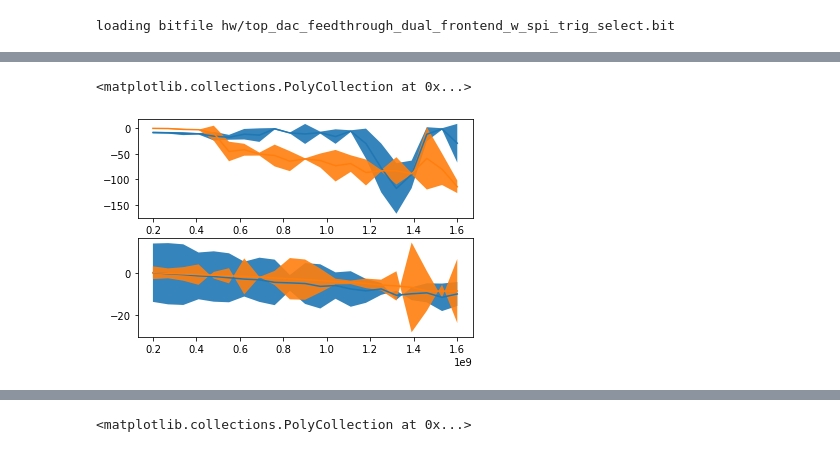
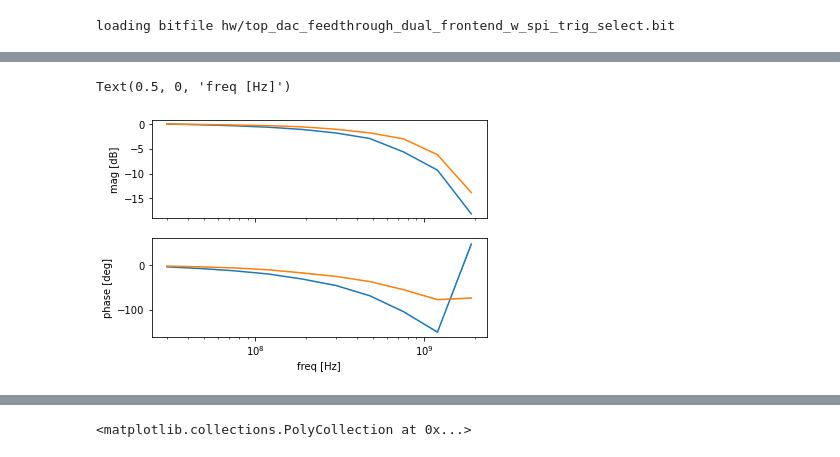
Before and after one commit to qnngroup/rfsoc_dds, a Jupyter notebook: pynq/dds_loopback_overlay.ipynb, the cells around one changed output, grey strips where cells are left out. Drawn from its saved outputs; the diff is of its cells as text; code cells hidden in the pictures.

```diff
--- a/pynq/dds_loopback_overlay.ipynb
+++ b/pynq/dds_loopback_overlay.ipynb
@@ -5,16 +5,22 @@ import scipy.io
 import time
 from dds_loopback import DDSOverlay
 # %%
-ol = DDSOverlay(bitfile_name='hw/top_dac_feedthrough_dual_frontend_w_spi_trig_select.bit',dbg=True,plot=False,n_buffers=1,download=True)
+ol = DDSOverlay(bitfile_name='hw/top_dac_feedthrough_dual_frontend_w_spi_trig_select.bit',dbg=True,plot=False,n_buffers=1,download=False)
 # %% [output]
 loading bitfile hw/top_dac_feedthrough_dual_frontend_w_spi_trig_select.bit
 # %%
 ol.dbg = True
 ol.plot = True
-OSR1 = 4
-OSR2 = 64
-tones = np.array([256e6, 532.8e6])
-N_fft = 64
-N_overlap = 32
-ol.measure_phase('afe', tones, OSR1, OSR2, N_fft, N_overlap)
+OSR = 128
+tones = np.floor((np.array([100e6, 600e6])/ol.f_samp)*2**ol.phase_bits)*ol.f_samp/2**ol.phase_bits
+print(f'tones = {tones}')
+vga_atten_dB = 18
+dac_atten_dB = 0
+t1 = time.time()
+phi = ol.measure_phase('afe', tones, OSR, vga_atten_dB, dac_atten_dB)
+ampl = np.std(scipy.signal.resample_poly(np.array(ol.dma_buffers[0][4096:8192,0],dtype=np.float32),32,1,axis=0))
+t2 = time.time()
+print(f'phi = {phi} = {phi*180/np.pi} deg')
+print(f'ampl = {ampl}')
+print(f'dt = {t2-t1}')
 # %% [output]
@@ -165,21 +105,31 @@ ax[1].plot(freqs,np.median(mags_dB,axis=1)-np.max(np.median(mags_dB,axis=1),axis
 # %%
 # full loopback configuration:
 # 0: RFSoC DAC -> AFE DAC buffer -> AFE ADC buffer -> RFSoC ADC ('adc')
 # 1: RFSoC DAC -> RFSoC ADC ('balun')
 # "adaptive" reference tone
-fig, ax = plt.subplots(2,1)
-phase_mean = -np.mean(raw_phases,axis=1)*180/np.pi
-phase_std = -np.std(raw_phases,axis=1)*180/np.pi
-ax[0].plot(freqs,phase_mean) # with 256MHz reference
-ax[0].fill_between(freqs,phase_mean[:,0]-phase_std[:,0],phase_mean[:,0]+phase_std[:,0],alpha=0.9) # with 256MHz reference
-ax[0].fill_between(freqs,phase_mean[:,1]-phase_std[:,1],phase_mean[:,1]+phase_std[:,1],alpha=0.9) # with 256MHz reference
-mags_dB = 20*np.log10(raw_mags)
-mag_mean = np.mean(mags_dB,axis=1)
-mag_mean -= np.max(mag_mean,axis=0)
-mag_std = 20*np.log10(np.std(raw_mags,axis=1))
-ax[1].plot(freqs,mag_mean) # with 256MHz reference
-ax[1].fill_between(freqs,mag_mean[:,0]-mag_std[:,0],mag_mean[:,0]+mag_std[:,0],alpha=0.9) # with 256MHz reference
-ax[1].fill_between(freqs,mag_mean[:,1]-mag_std[:,1],mag_mean[:,1]+mag_std[:,1],alpha=0.9) # with 256MHz reference
+fig, ax = plt.subplots(2,1,sharex=True)
+mags_norm = raw_mags/np.max(raw_mags,axis=0)
+mags_mean = np.median(mags_norm,axis=1)
+mags_std = np.std(mags_norm,axis=1)
+mags_dB = 20*np.log10(mags_mean)
+mags_dB_low = 20*np.log10(mags_mean-mags_std)
+mags_dB_high = 20*np.log10(mags_mean+mags_std)
+ax[0].plot(freqs,mags_dB)
+ax[0].fill_between(freqs,mags_dB_low[:,0],mags_dB_high[:,0],alpha=0.9)
+ax[0].fill_between(freqs,mags_dB_low[:,1],mags_dB_high[:,1],alpha=0.9)
+ax[0].set_ylabel('mag [dB]')
+wrapped_phases = raw_phases*180/np.pi
+wrapped_phases[(wrapped_phases > 180)] -= 360
+phase_mean = -np.median(wrapped_phases,axis=1)
+phase_std = -np.std(wrapped_phases,axis=1)
+ax[1].plot(freqs,phase_mean)
+ax[1].fill_between(freqs,phase_mean[:,0]-phase_std[:,0],phase_mean[:,0]+phase_std[:,0],alpha=0.9)
+ax[1].fill_between(freqs,phase_mean[:,1]-phase_std[:,1],phase_mean[:,1]+phase_std[:,1],alpha=0.9)
+ax[1].set_ylabel('phase [deg]')
+plt.xscale('log')
+plt.xlabel('freq [Hz]')
+#plt.xlim([30e6, 1900e6])
+#plt.ylim([-50, 5])
 # %% [output]
-<matplotlib.collections.PolyCollection at 0x...>
+Text(0.5, 0, 'freq [Hz]')
-[figure, old version]
+[figure, new version]
```
Also changed, not shown: parts of 8 cells of this notebook, 1 other file.
